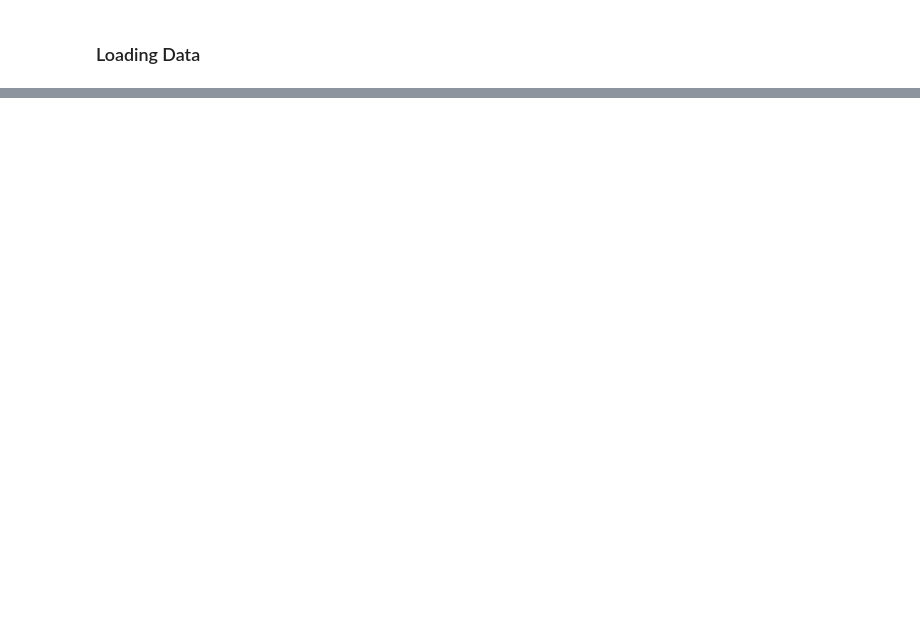
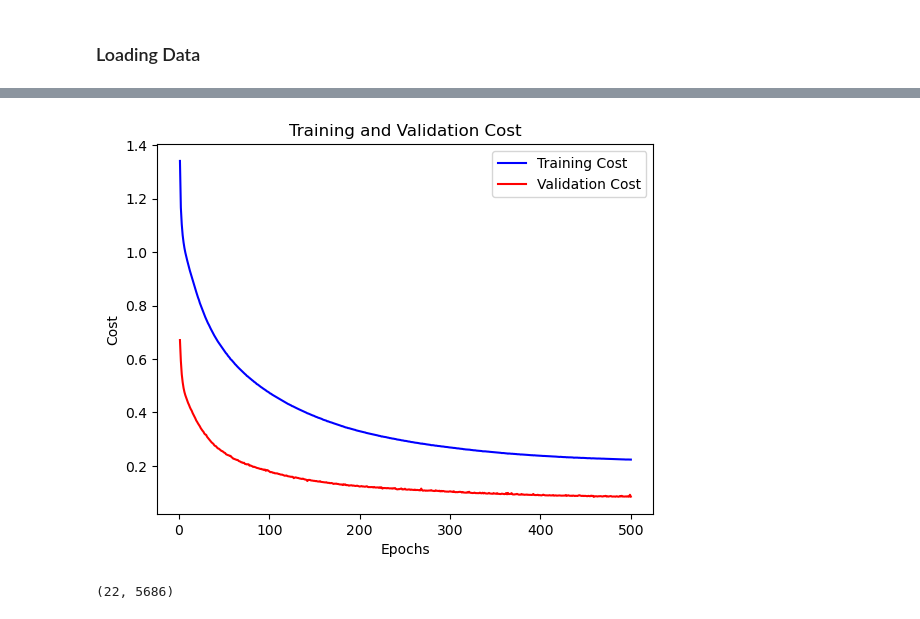
Before and after one commit to NhatKhongBeo/Data_Mining, a Jupyter notebook: main.ipynb, the cells around one changed output, grey strips where cells are left out. Drawn from its saved outputs; the diff is of its cells as text; code cells hidden in the pictures; blank space fills up the shorter version.

```diff
--- a/main.ipynb
+++ b/main.ipynb
@@ -25,4 +23,6 @@ df.head()
 5 rows × 23 columns
+# %%
+df['class'] = df['class'].replace({'p':0,'e':1})
 # %%
 le = LabelEncoder()
 for column in df.columns:
@@ -36,13 +36,9 @@ X = df.drop(["class"], axis=1)
 # %%
-# split train data
-train_data, remaining_data, train_label, remaining_label = train_test_split(
-    X, Y, test_size=0.3, random_state=42
-)
+#split train data
+train_data, remaining_data, train_label, remaining_label = train_test_split(X, Y, test_size=0.3, random_state=42)
 
-# split test and validation data
-test_data, validation_data, test_label, validation_label = train_test_split(
-    remaining_data, remaining_label, test_size=0.5, random_state=42
-)
+#split test and validation data
+test_data, validation_data, test_label, validation_label = train_test_split(remaining_data, remaining_label, test_size=0.5, random_state=42)
 # %%
 train_data = train_data.to_numpy().T
 train_label = train_label.to_numpy()
@@ -95,0 +79,16 @@ array([[0., 0., 0., ..., 1., 0., 1.]])
+# %%
+epochs = range(1, len(model.costs_epoch) + 1)
+
+plt.plot(epochs, model.costs_epoch, 'b', label='Training Cost')
+plt.plot(epochs, model.valid_cost, 'r', label='Validation Cost')
+plt.xlabel('Epochs')
+plt.ylabel('Cost')
+plt.title('Training and Validation Cost')
+plt.legend()
+plt.show()
+# %% [output]
+[figure, added]
+# %%
+train_data.shape
+# %% [output]
+(22, 5686)
```
Also changed, not shown: parts of 11 cells of this notebook, 2 other files.
